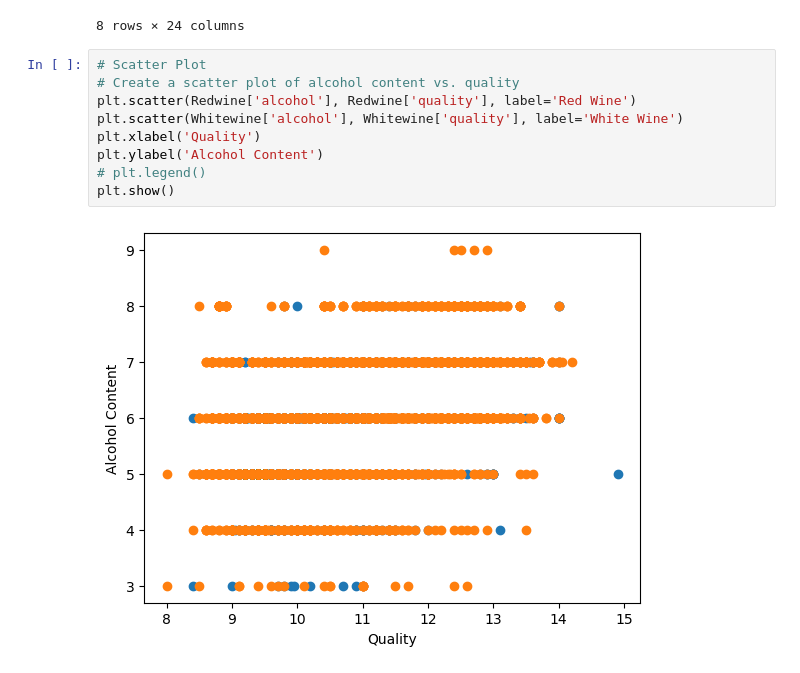
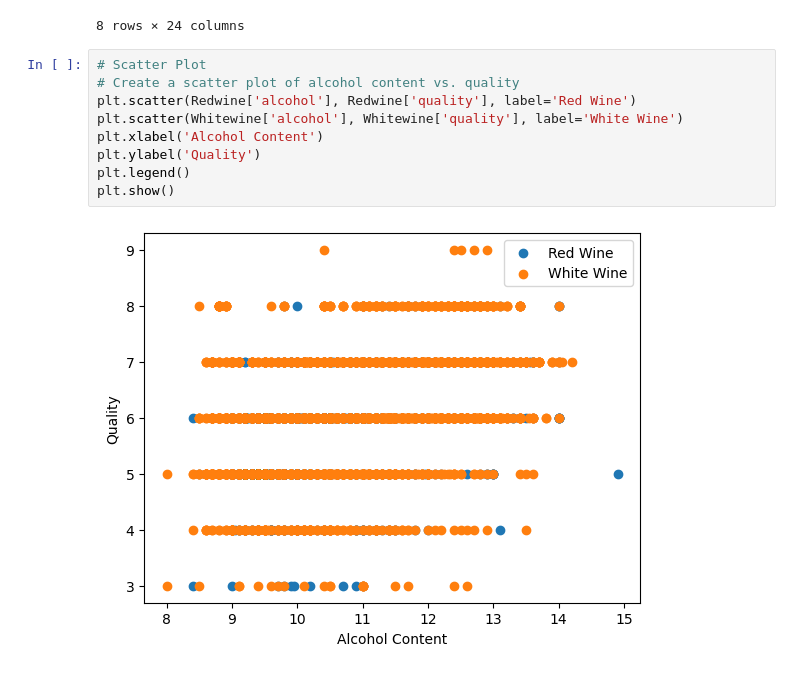
Before and after one commit to Sudha25a/Projects-2, a Jupyter notebook: Wine_projectF.ipynb, the cells around one changed output. Cells and saved outputs as stored; diff of their text form.

```diff
--- a/Wine_projectF.ipynb
+++ b/Wine_projectF.ipynb
@@ -193,11 +193,11 @@ pd.concat([Redwine.describe(), Whitewine.describe()], axis=1, keys=["Red Wines S
 # %%
 # Scatter Plot
 # Create a scatter plot of alcohol content vs. quality
 plt.scatter(Redwine['alcohol'], Redwine['quality'], label='Red Wine')
 plt.scatter(Whitewine['alcohol'], Whitewine['quality'], label='White Wine')
-plt.xlabel('Quality')
-plt.ylabel('Alcohol Content')
-# plt.legend()
+plt.xlabel('Alcohol Content')
+plt.ylabel('Quality')
+plt.legend()
 plt.show()
 # %% [output]
-[figure, old version]
+[figure, new version]
```
Also changed, not shown: parts of 8 cells of this notebook, 1 other file.
